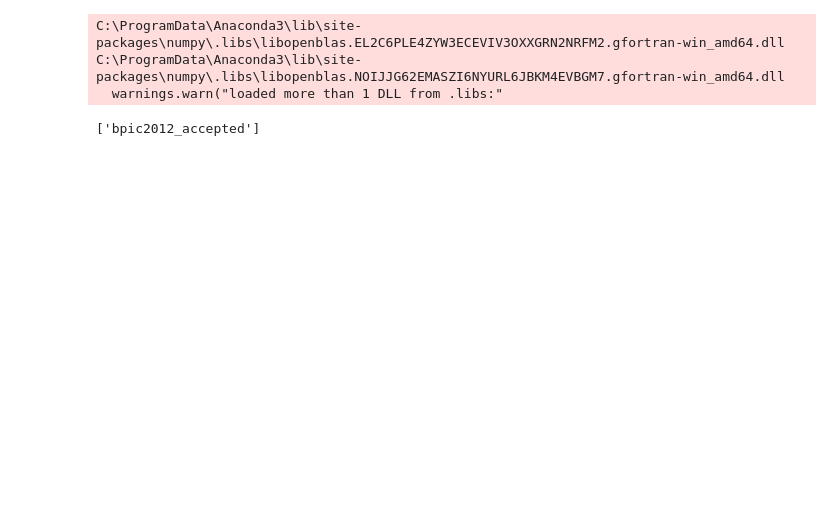
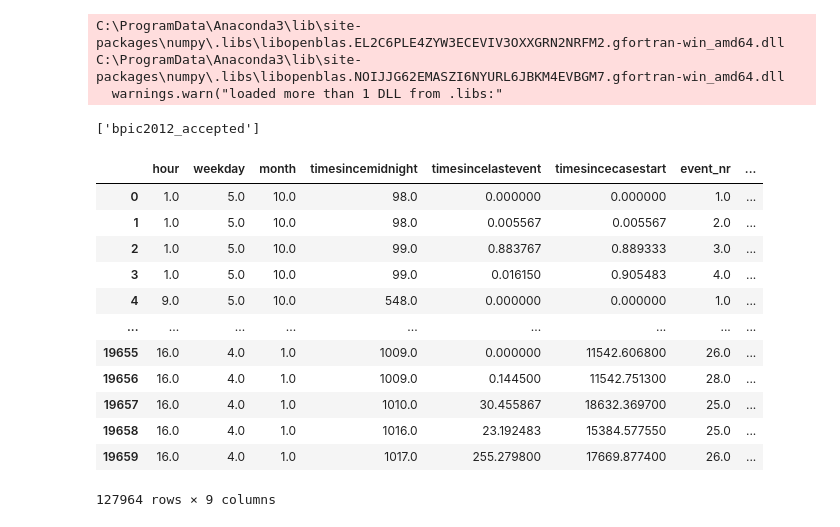
Before and after one commit to Mythreyi-V/full_fidelity, a Jupyter notebook: el_perm_fidelity.ipynb, the cells around one changed output. Cells and saved outputs as stored; diff of their text form; code cells hidden in the pictures; blank space fills up the shorter version.

```diff
--- a/el_perm_fidelity.ipynb
+++ b/el_perm_fidelity.ipynb
@@ -439,13 +523,12 @@ random_state = 22
 perm_iter = 1000
 
 dataset_ref_to_datasets = {
-    #"bpic2011": ["bpic2011_f%s"%formula for formula in range(1,5)],
-    "bpic2015": ["bpic2015_%s_f2"%(municipality) for municipality in range(5,6)],
-    "bpic2017" : ["bpic2017_accepted"],
     "bpic2012" : ["bpic2012_accepted"],
-    #"insurance": ["insurance_activity", "insurance_followup"],
-    "sepsis_cases": ["sepsis_cases_1"],# "sepsis_cases_2", "sepsis_cases_4"]
-    "production": ["production"]
+    "sepsis_cases": ["sepsis_cases_1"],
+    "production" : ["production"],
+    "bpic2011": ["bpic2011_f1"],
+    "hospital": ["hospital_billing_2"],
+    "traffic": ["traffic_fines_1"]
 }
 
 datasets = [dataset_ref] if dataset_ref not in dataset_ref_to_datasets else dataset_ref_to_datasets[dataset_ref]
@@ -453,6 +536,35 @@ datasets = [dataset_ref] if dataset_ref not in dataset_ref_to_datasets else data
 datasets
 # %% [output]
 ['bpic2012_accepted']
+# %%
+dt_train_prefixes = pd.read_csv(os.path.join(PATH, "%s/datasets/train_prefixes.csv" % (dataset_ref)))
+dt_test_prefixes = pd.read_csv(os.path.join(PATH, "%s/datasets/test_prefixes.csv" % (dataset_ref)))
+dt_val_prefixes = pd.read_csv(os.path.join(PATH, "%s/datasets/val_prefixes.csv" % (dataset_ref)))
+
+dt_train_prefixes = pd.concat([dt_train_prefixes, dt_val_prefixes])
+# %%
+dataset_manager = DatasetManager(datasets[0])
+data = dataset_manager.read_dataset()
+
+non_num_cols = dataset_manager.dynamic_cat_cols+dataset_manager.static_cat_cols
+num_cols = dataset_manager.dynamic_num_cols+dataset_manager.static_num_cols
+
+num_data = dt_train_prefixes[num_cols]
+cat_data = dt_train_prefixes[non_num_cols]
+# %% [output]
+|  | hour | weekday | month | timesincemidnight | timesincelastevent | timesincecasestart | event_nr | ... |
+| 0 | 1.0 | 5.0 | 10.0 | 98.0 | 0.000000 | 0.000000 | 1.0 | ... |
+| 1 | 1.0 | 5.0 | 10.0 | 98.0 | 0.005567 | 0.005567 | 2.0 | ... |
+| 2 | 1.0 | 5.0 | 10.0 | 99.0 | 0.883767 | 0.889333 | 3.0 | ... |
+| 3 | 1.0 | 5.0 | 10.0 | 99.0 | 0.016150 | 0.905483 | 4.0 | ... |
+| 4 | 9.0 | 5.0 | 10.0 | 548.0 | 0.000000 | 0.000000 | 1.0 | ... |
+| ... | ... | ... | ... | ... | ... | ... | ... | ... |
+| 19655 | 16.0 | 4.0 | 1.0 | 1009.0 | 0.000000 | 11542.606800 | 26.0 | ... |
+| 19656 | 16.0 | 4.0 | 1.0 | 1009.0 | 0.144500 | 11542.751300 | 28.0 | ... |
+| 19657 | 16.0 | 4.0 | 1.0 | 1010.0 | 30.455867 | 18632.369700 | 25.0 | ... |
+| 19658 | 16.0 | 4.0 | 1.0 | 1016.0 | 23.192483 | 15384.577550 | 25.0 | ... |
+| 19659 | 16.0 | 4.0 | 1.0 | 1017.0 | 255.279800 | 17669.877400 | 26.0 | ... |
+127964 rows × 9 columns
 # %%
 # # path to project folder
 # # please change to your own
```
Also changed, not shown: parts of 9 cells of this notebook, 13 other files.
